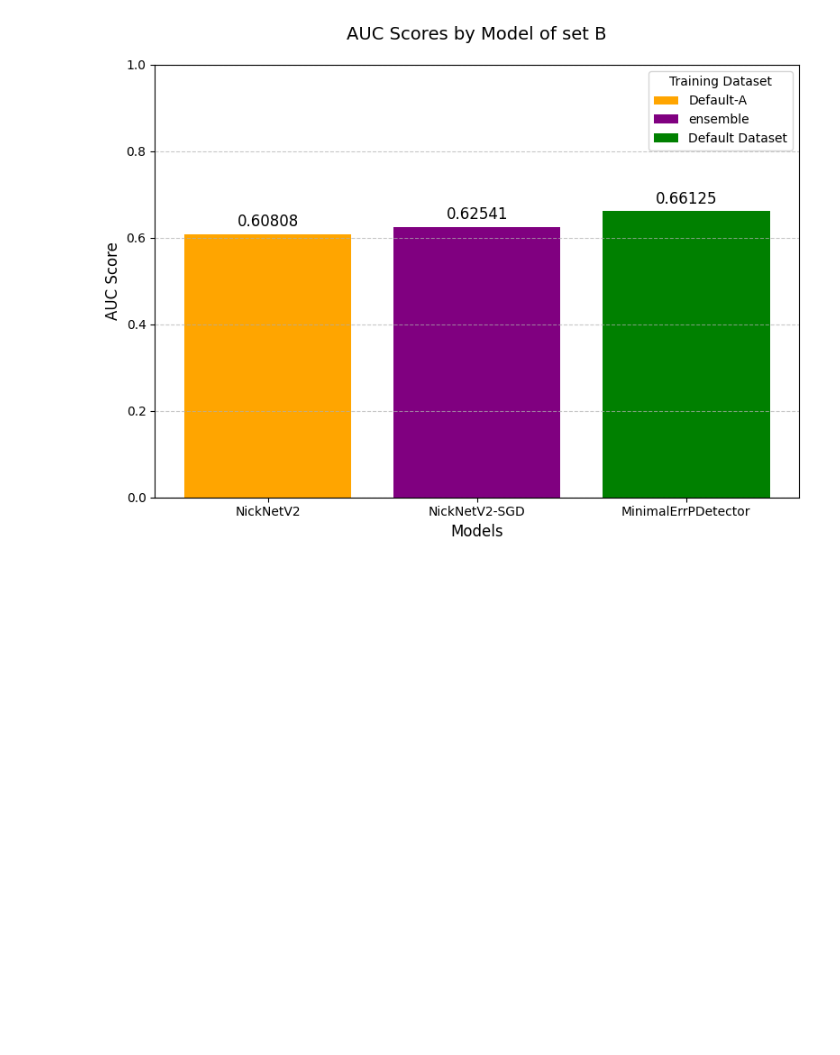
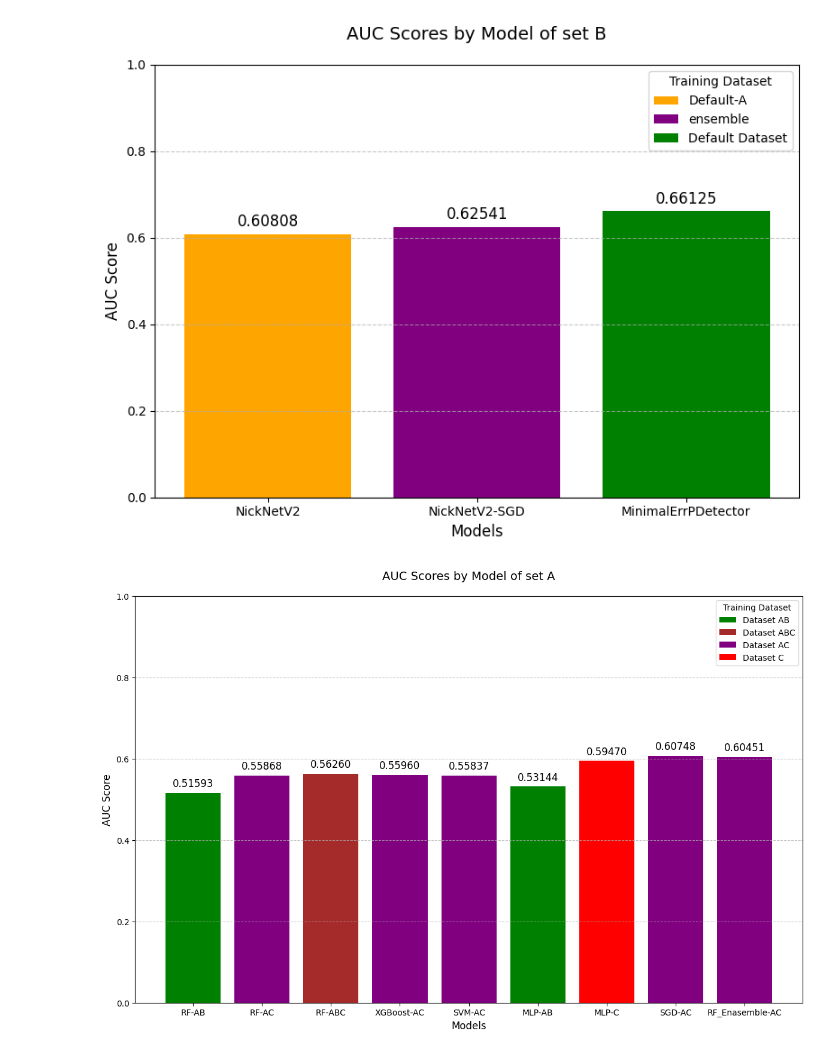
Before and after one commit to nspyrop03/bci-challenge-ner15, a Jupyter notebook: report_plots.ipynb, the cells around one changed output. Saved outputs shown, nothing was run; the diff lists cells and outputs as text; code cells hidden in the pictures; blank space fills up the shorter version.

Commit message:
plots

```diff
--- a/report_plots.ipynb
+++ b/report_plots.ipynb
@@ -45,3 +45,58 @@ plt.savefig("docs/images/auc_set_b.png")
 plt.show()
 # %% [output]
 [figure]
+# %%
+models = ['RF-AB', 'RF-AC', 'RF-ABC', 'XGBoost-AC', 'SVM-AC', 'MLP-AB','MLP-C', 'SGD-AC', 'RF_Enasemble-AC']
+auc_scores = [0.51593, 0.55868, 0.56260, 0.55960, 0.55837, 0.53144, 0.59470, 0.60748, 0.60451 ]
+datasets = ['AB', 'AC', 'ABC', 'AC', 'AC', 'AB', 'C', 'AC', 'AC']  # Which dataset each model was trained on
+
+colors = {'AB': 'green', 'A': 'blue', 'B': 'yellow', 'C': 'red', 'AC': 'purple', 'ABC':'brown'}  # Color mapping for datasets
+# Create the figure and axis
+colors = {
+    'AB': 'green',
+    'A': 'blue',
+    'B': 'yellow',
+    'C': 'red',
+    'AC': 'purple',
+    'ABC': 'brown'
+}
+fig, ax = plt.subplots(figsize=(12, 8))
+#plt.subplots_adjust(right=0.75)
+# Create bars with colors based on dataset
+bars = []
+for model, score, dataset in zip(models, auc_scores, datasets):
+    bar = ax.bar(model, score, color=colors[dataset])
+    bars.append(bar)
+
+    # Add the AUC score text above each bar
+    ax.text(model, score + 0.01, f'{score:.5f}',
+            ha='center', va='bottom', fontsize=12)
+
+# Set y-axis limits and labels
+ax.set_ylim(0, 1)
+ax.set_ylabel('AUC Score', fontsize=12)
+ax.set_xlabel('Models', fontsize=12)
+ax.set_title('AUC Scores by Model of set A', fontsize=14, pad=20)
+
+# Create legend for datasets
+#legend_elements = [Patch(facecolor=color, label=names_map[dataset])
+#                   for dataset, color in colors.items()]
+unique_datasets = set(datasets)  # Μοναδικά datasets
+legend_elements = [
+    Patch(facecolor=colors[ds], label=names_map[ds])
+    for ds in sorted(unique_datasets)  # Ταξινόμηση για σταθερή σειρά
+]
+
+ax.legend(handles=legend_elements, title='Training Dataset') #,
+          #bbox_to_anchor=(1.05, 1),
+          #loc='upper left',
+          #borderaxespad=0.)
+
+# Optional: Add grid lines for better readability
+ax.grid(axis='y', linestyle='--', alpha=0.7)
+
+plt.tight_layout()
+plt.savefig("docs/images/auc_set_a.png")
+plt.show()
+# %% [output]
+[figure, added]
```
Also changed, not shown: 1 other file.
